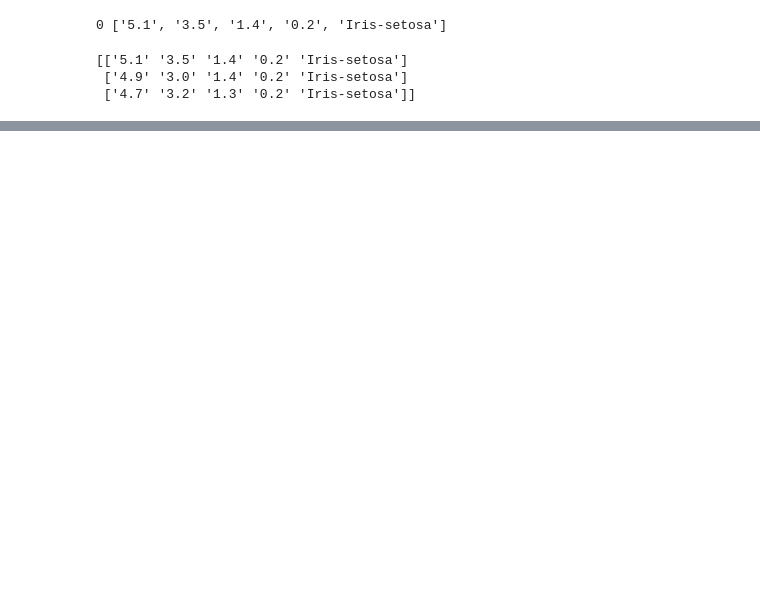
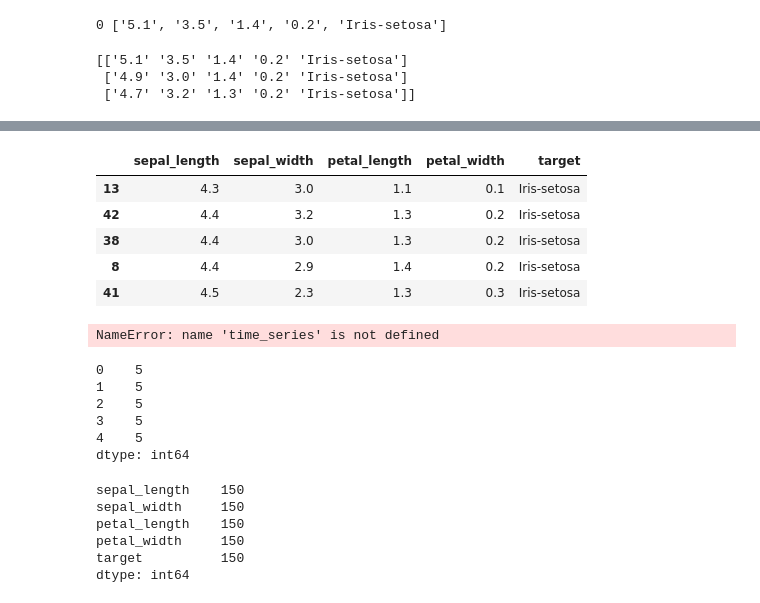
Before and after one commit to blfuentes/PYTHON, a Jupyter notebook: Python Data Science Essentials/Chapter02/Sample03.ipynb, the cells around one changed output, grey strips where cells are left out. Cells and saved outputs as stored; diff of their text form; code cells hidden in the pictures; blank space fills up the shorter version.

```diff
--- a/Python Data Science Essentials/Chapter02/Sample03.ipynb
+++ b/Python Data Science Essentials/Chapter02/Sample03.ipynb
@@ -49,0 +145,32 @@ for batch_input in batch_read(iris_filename, batch=3):
+# %%
+iris.sort_values(by='sepal_length').head()
+# %% [output]
+|  | sepal_length | sepal_width | petal_length | petal_width | target |
+| 13 | 4.3 | 3.0 | 1.1 | 0.1 | Iris-setosa |
+| 42 | 4.4 | 3.2 | 1.3 | 0.2 | Iris-setosa |
+| 38 | 4.4 | 3.0 | 1.3 | 0.2 | Iris-setosa |
+| 8 | 4.4 | 2.9 | 1.4 | 0.2 | Iris-setosa |
+| 41 | 4.5 | 2.3 | 1.3 | 0.3 | Iris-setosa |
+# %%
+smooth_time_series = pd.rolling_mean(time_series, 5)
+median_time_series = pd.rolling_median(time_series, 5)
+# %% [output]
+NameError: name 'time_series' is not defined
+# %%
+iris.apply(np.count_nonzero, axis=1).head()
+# %% [output]
+0    5
+1    5
+2    5
+3    5
+4    5
+dtype: int64
+# %%
+iris.apply(np.count_nonzero, axis=0)
+# %% [output]
+sepal_length    150
+sepal_width     150
+petal_length    150
+petal_width     150
+target          150
+dtype: int64
```
Also changed, not shown: parts of 10 cells of this notebook, 3 other files.
